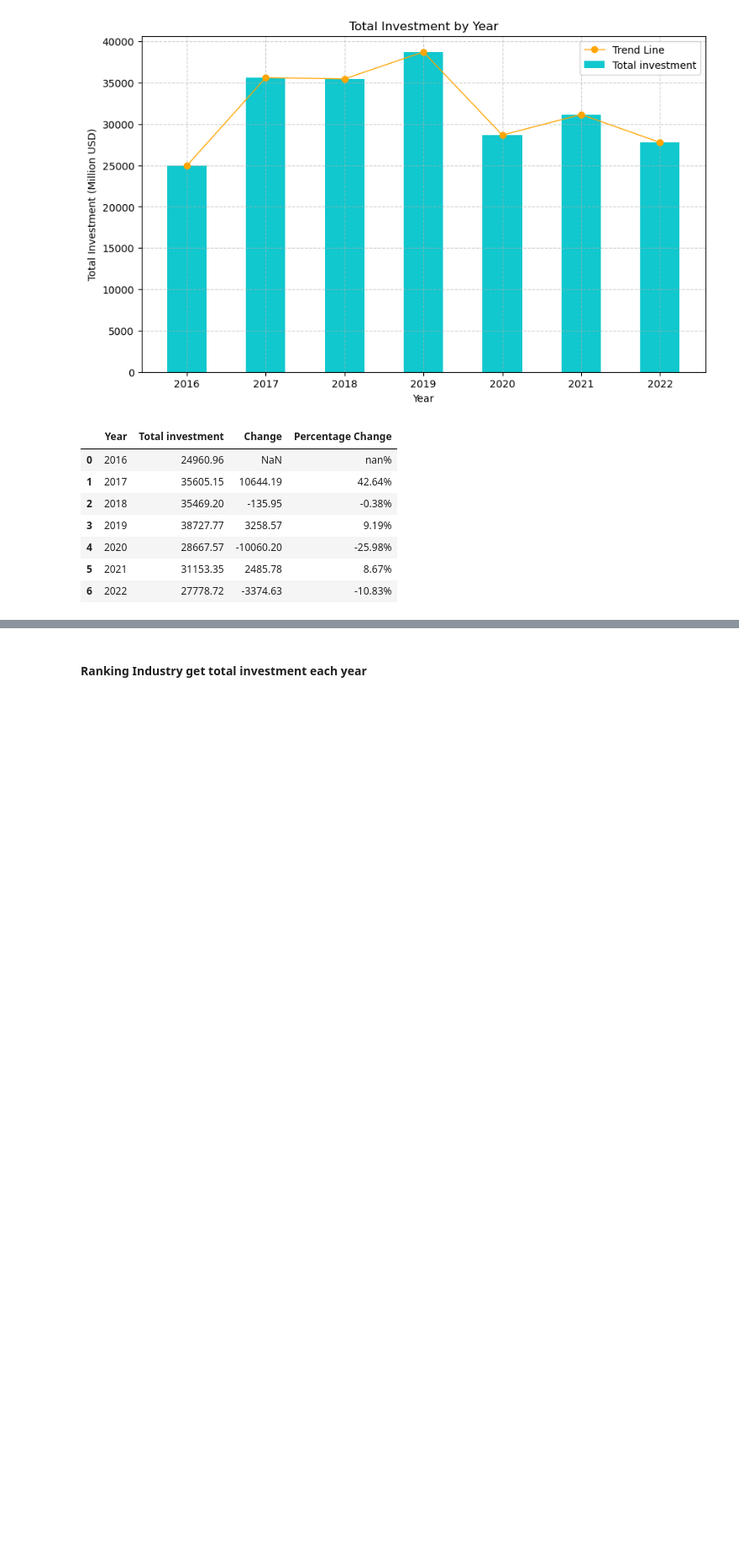
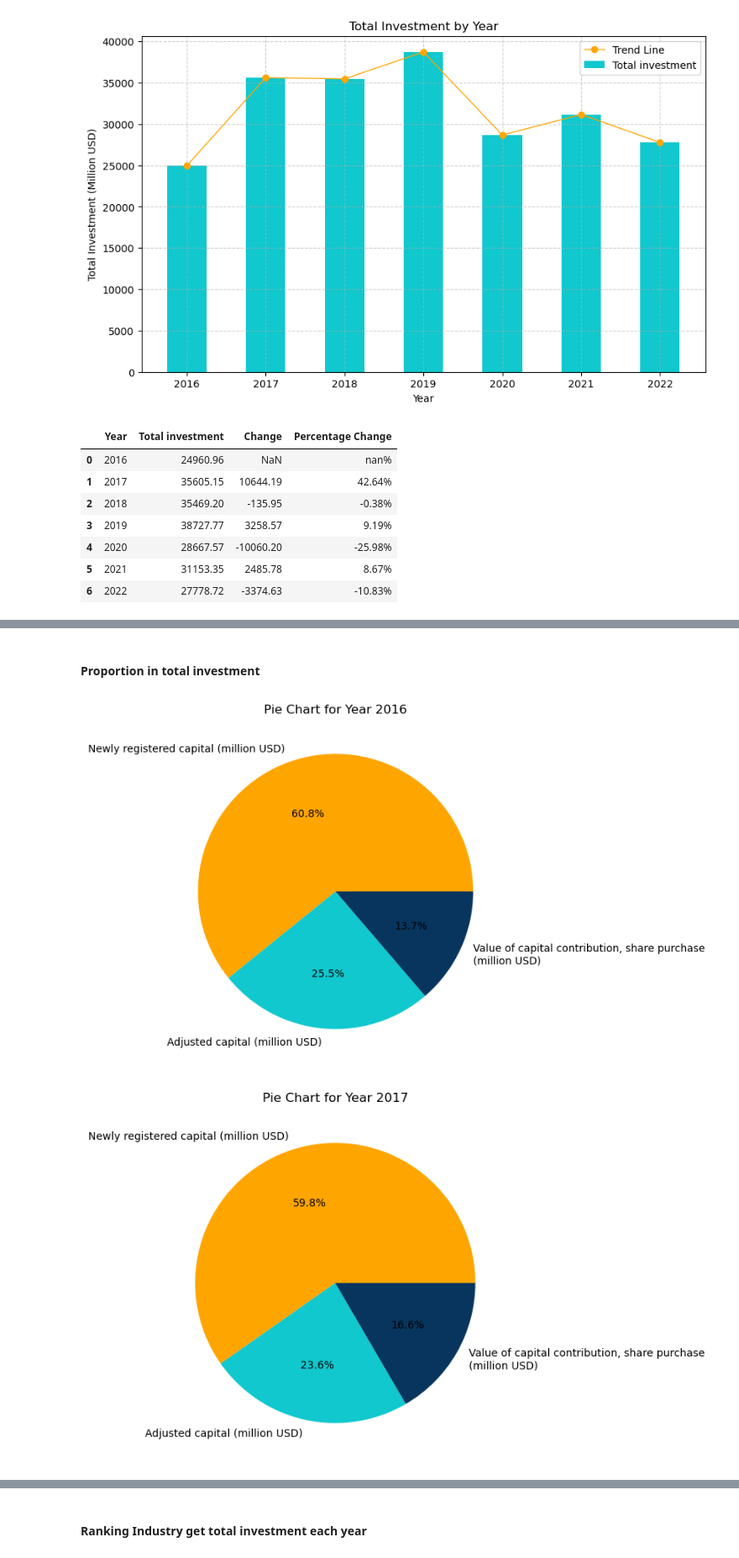
Before and after one commit to trnghiaJT/FDI-Analytics, a Jupyter notebook: src/fdi_industry.ipynb, the cells around one changed output, grey strips where cells are left out. Shown at 84% size. Cells and saved outputs as stored; diff of their text form; code cells hidden in the pictures; blank space fills up the shorter version.

```diff
--- a/src/fdi_industry.ipynb
+++ b/src/fdi_industry.ipynb
@@ -241,0 +270,20 @@ total_investment_by_year
+# %% [markdown]
+#### Proportion in total investment
+# %%
+years = n_df['Year'].unique()
+for year in years:
+    # Filter data for each year
+    df_year = n_df[n_df['Year'] == year]
+    # Calculate the total each column
+    pie_data = df_year[['Newly registered capital (million USD)',
+                        'Adjusted capital (million USD)',
+                        'Value of capital contribution, share purchase\n(million USD)']].sum()
+    # Plot
+    plt.figure(figsize=(8, 6))
+    plt.pie(pie_data, labels=pie_data.index, autopct='%1.1f%%',
+            colors=['orange', '#10c8ce', '#08355e'])
+    plt.title(f'Pie Chart for Year {year}')
+    plt.show()
+# %% [output]
+[figure, added]
+[figure, added]
```
Also changed, not shown: parts of 41 cells of this notebook, 5 other files.
